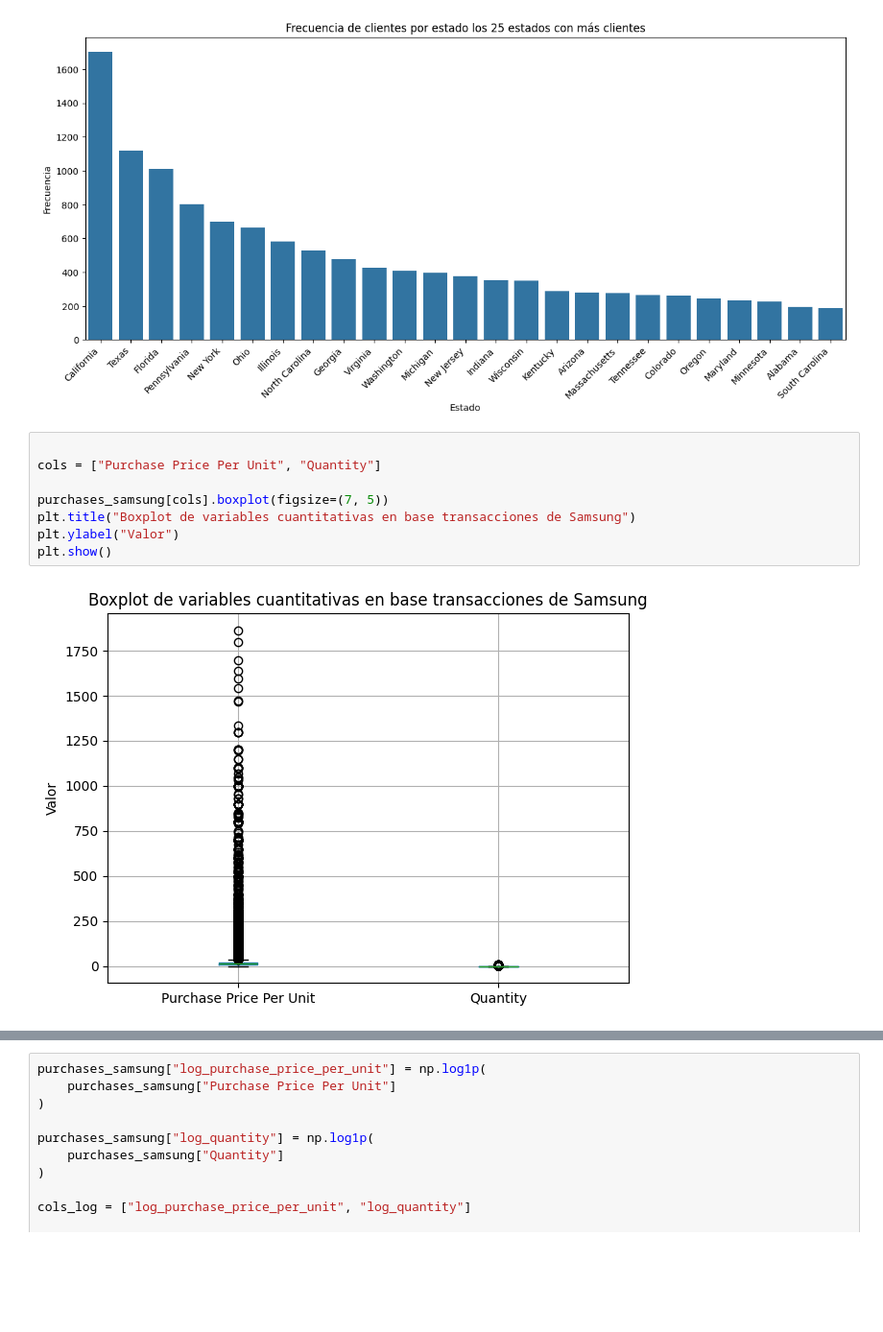
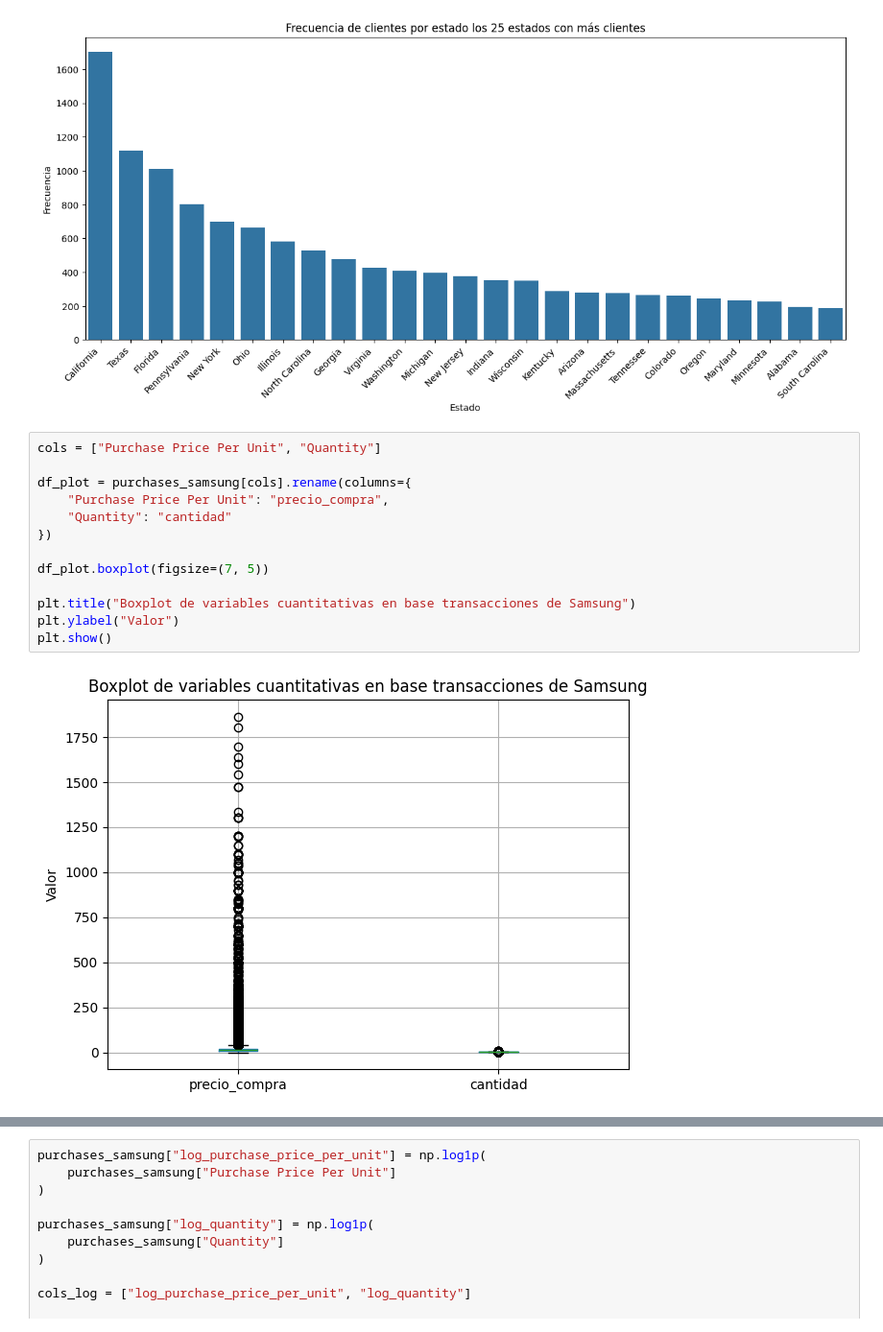
Before and after one commit to Th-msc-data-2026-ujav/Segmentacion-de-clientes-Samsung-SioW-SoW-y-Pow, a Jupyter notebook: segmentacion de clientes/segmentacion_clientes.ipynb, the cells around one changed output, grey strips where cells are left out. Shown at 96% size. Drawn from its saved outputs; the diff is of its cells as text; blank space fills up the shorter version.

```diff
--- a/segmentacion de clientes/segmentacion_clientes.ipynb
+++ b/segmentacion de clientes/segmentacion_clientes.ipynb
@@ -877,15 +877,20 @@ plt.show()
 # %% [output]
 [figure]
 # %%
-
 cols = ["Purchase Price Per Unit", "Quantity"]
 
-purchases_samsung[cols].boxplot(figsize=(7, 5))
+df_plot = purchases_samsung[cols].rename(columns={
+    "Purchase Price Per Unit": "precio_compra",
+    "Quantity": "cantidad"
+})
+
+df_plot.boxplot(figsize=(7, 5))
+
 plt.title("Boxplot de variables cuantitativas en base transacciones de Samsung")
 plt.ylabel("Valor")
 plt.show()
 # %% [output]
-[figure, old version]
+[figure, new version]
 # %%
 cols = ["Purchase Price Per Unit", "Quantity"]
 
```
Also changed, not shown: parts of 1 cell of this notebook, 14 other files.
